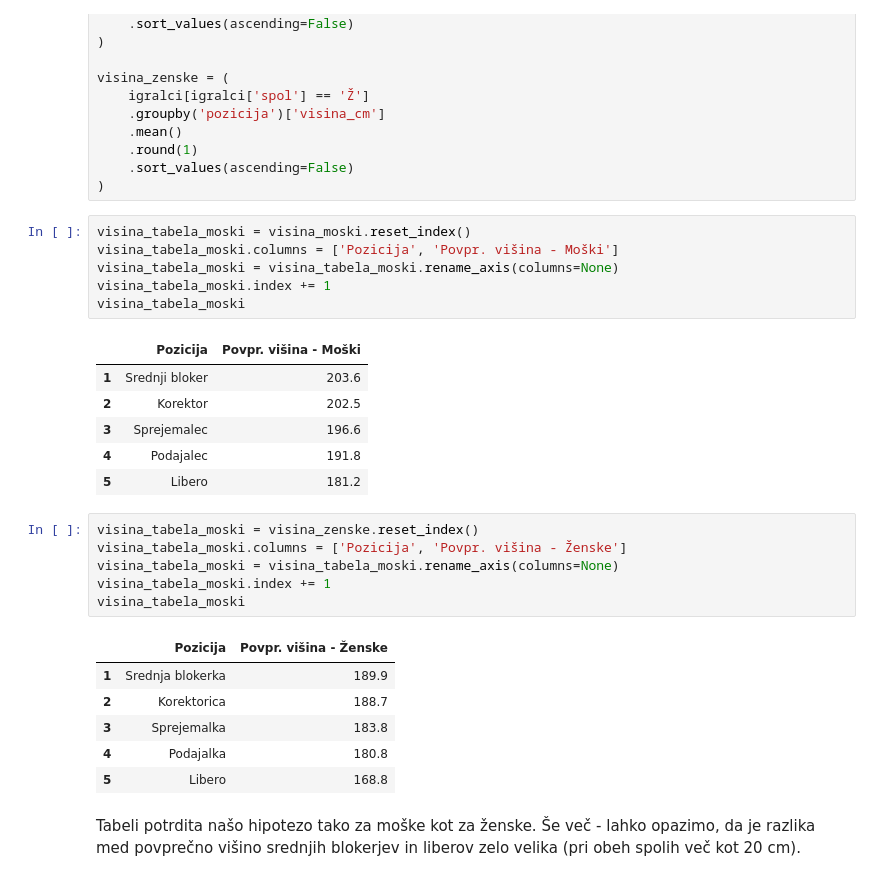
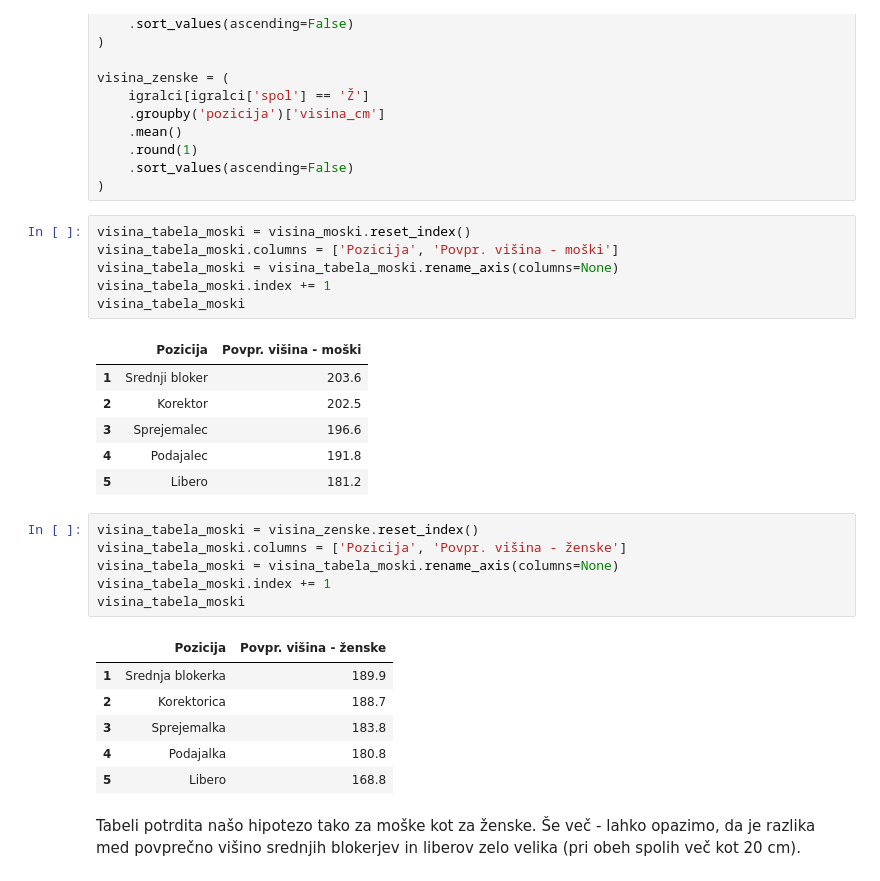
Before and after one commit to mijastijepic/UVP_projektna_naloga, a Jupyter notebook: analiza_podatkov.ipynb, the cells around one changed output. Saved outputs shown, nothing was run; the diff lists cells and outputs as text.

```diff
--- a/analiza_podatkov.ipynb
+++ b/analiza_podatkov.ipynb
@@ -216,12 +216,12 @@ visina_zenske = (
 )
 # %%
 visina_tabela_moski = visina_moski.reset_index()
-visina_tabela_moski.columns = ['Pozicija', 'Povpr. višina - Moški']
+visina_tabela_moski.columns = ['Pozicija', 'Povpr. višina - moški']
 visina_tabela_moski = visina_tabela_moski.rename_axis(columns=None)
 visina_tabela_moski.index += 1
 visina_tabela_moski
 # %% [output]
-|  | Pozicija | Povpr. višina - Moški |
+|  | Pozicija | Povpr. višina - moški |
 | 1 | Srednji bloker | 203.6 |
 | 2 | Korektor | 202.5 |
 | 3 | Sprejemalec | 196.6 |
@@ -229,12 +229,12 @@ visina_tabela_moski
 | 5 | Libero | 181.2 |
 # %%
 visina_tabela_moski = visina_zenske.reset_index()
-visina_tabela_moski.columns = ['Pozicija', 'Povpr. višina - Ženske']
+visina_tabela_moski.columns = ['Pozicija', 'Povpr. višina - ženske']
 visina_tabela_moski = visina_tabela_moski.rename_axis(columns=None)
 visina_tabela_moski.index += 1
 visina_tabela_moski
 # %% [output]
-|  | Pozicija | Povpr. višina - Ženske |
+|  | Pozicija | Povpr. višina - ženske |
 | 1 | Srednja blokerka | 189.9 |
 | 2 | Korektorica | 188.7 |
 | 3 | Sprejemalka | 183.8 |
```
Also changed, not shown: parts of 1 cell of this notebook.
